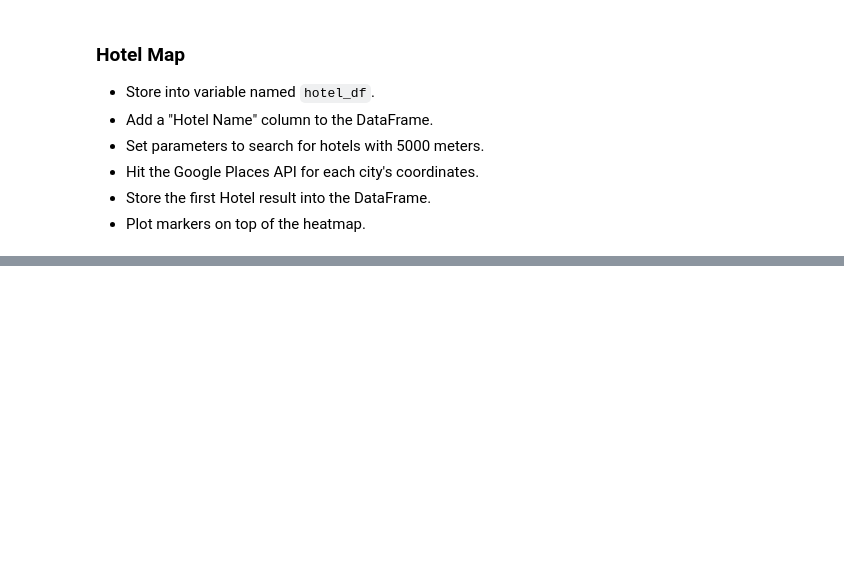
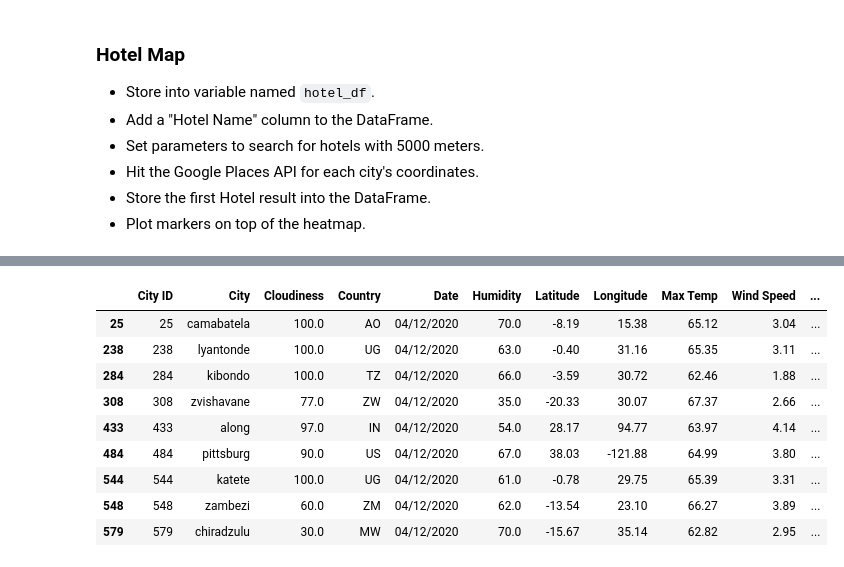
Before and after one commit to jennylynnramz/Python_API, a Jupyter notebook: VacationPy/VacationPyStarter.ipynb, the cells around one changed output, grey strips where cells are left out. Drawn from its saved outputs; the diff is of its cells as text; code cells hidden in the pictures; blank space fills up the shorter version.

```diff
--- a/VacationPy/VacationPyStarter.ipynb
+++ b/VacationPy/VacationPyStarter.ipynb
@@ -106,3 +102,45 @@ ideal_cloud_cover
 * Hit the Google Places API for each city's coordinates.
 * Store the first Hotel result into the DataFrame.
 * Plot markers on top of the heatmap.
+# %%
+ideal_vacation_spot['hotel name'] = ""
+# %%
+base_url = "https://maps.googleapis.com/maps/api/place/nearbysearch/json"
+target_radius = 5000
+params = {
+    "type": "hotel",
+    "radius": target_radius,
+    "key": g_key,
+    "keyword": "hotel"
+}
+# use iterrows to iterate through pandas dataframe
+for index, row in ideal_vacation_spot.iterrows():
+
+    # get restaurant type from df
+    hotel_finder = str(row.latitude)+","+str(row.longitude)
+    #print(hotel_finder)
+
+    # add keyword to params dict
+    params["location"] = hotel_finder
+
+    #print(params)
+
+    # assemble url and make API request
+    ###print(f"Retrieving Results for Index {index}: {hotel_finder}.")
+    response = requests.get(base_url, params=params).json()
+
+    # extract results
+    results = response['results']
+
+    pprint(results)
+
+    try:
+        print( f"The closest hotel is {results[0]['name']}.")
+
+        ideal_vacation_spot.loc[index, 'hotel name'] = results[0]['name']
+        ideal_vacation_spot.loc[index, 'hotel rating'] = results[0]['rating']
+
+    except (KeyError, IndexError):
+        print("Missing field/result... skipping.")
+
+    print("------------")
@@ -109,2 +165,16 @@ ideal_cloud_cover
+# %%
+ideal_vacation_location = ideal_vacation_spot.rename(columns={"city_ID":"City ID", "city": "City", "cloudiness":"Cloudiness", "country":"Country", "date":"Date", "humidity":"Humidity", "latitude":"Latitude", "longitude":"Longitude", "max_temp":"Max Temp", "wind_speed":"Wind Speed", "hotel name":"Hotel Name"})
+ideal_vacation_location
+# %% [output]
+|  | City ID | City | Cloudiness | Country | Date | Humidity | Latitude | Longitude | Max Temp | Wind Speed | ... |
+| 25 | 25 | camabatela | 100.0 | AO | 04/12/2020 | 70.0 | -8.19 | 15.38 | 65.12 | 3.04 | ... |
+| 238 | 238 | lyantonde | 100.0 | UG | 04/12/2020 | 63.0 | -0.40 | 31.16 | 65.35 | 3.11 | ... |
+| 284 | 284 | kibondo | 100.0 | TZ | 04/12/2020 | 66.0 | -3.59 | 30.72 | 62.46 | 1.88 | ... |
+| 308 | 308 | zvishavane | 77.0 | ZW | 04/12/2020 | 35.0 | -20.33 | 30.07 | 67.37 | 2.66 | ... |
+| 433 | 433 | along | 97.0 | IN | 04/12/2020 | 54.0 | 28.17 | 94.77 | 63.97 | 4.14 | ... |
+| 484 | 484 | pittsburg | 90.0 | US | 04/12/2020 | 67.0 | 38.03 | -121.88 | 64.99 | 3.80 | ... |
+| 544 | 544 | katete | 100.0 | UG | 04/12/2020 | 61.0 | -0.78 | 29.75 | 65.39 | 3.31 | ... |
+| 548 | 548 | zambezi | 60.0 | ZM | 04/12/2020 | 62.0 | -13.54 | 23.10 | 66.27 | 3.89 | ... |
+| 579 | 579 | chiradzulu | 30.0 | MW | 04/12/2020 | 70.0 | -15.67 | 35.14 | 62.82 | 2.95 | ... |
 # %%
 # NOTE: Do not change any of the code in this cell
```
Also changed, not shown: parts of 7 cells of this notebook, 20 other files.
